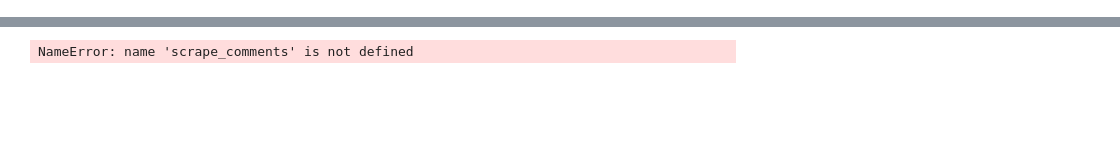
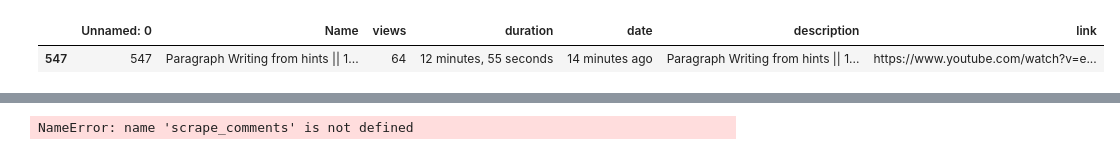
Before and after one commit to TimKuijten/final_project, a Jupyter notebook: scrape_yt.ipynb, the cells around one changed output, grey strips where cells are left out. Cells and saved outputs as stored; diff of their text form; code cells hidden in the pictures; blank space fills up the shorter version.

```diff
--- a/scrape_yt.ipynb
+++ b/scrape_yt.ipynb
@@ -164,0 +154,8 @@ df_yt
+# %%
+df_yt = pd.read_csv('df_yt.csv')
+df_yt_test = df_yt.iloc[547:548]
+# %%
+df_yt_test
+# %% [output]
+|  | Unnamed: 0 | Name | views | duration | date | description | link |
+| 547 | 547 | Paragraph Writing from hints || 1... | 64 | 12 minutes, 55 seconds | 14 minutes ago | Paragraph Writing from hints || 1... | https://www.youtube.com/watch?v=e... |
```
Also changed, not shown: parts of 3 cells of this notebook, 6 other files.
